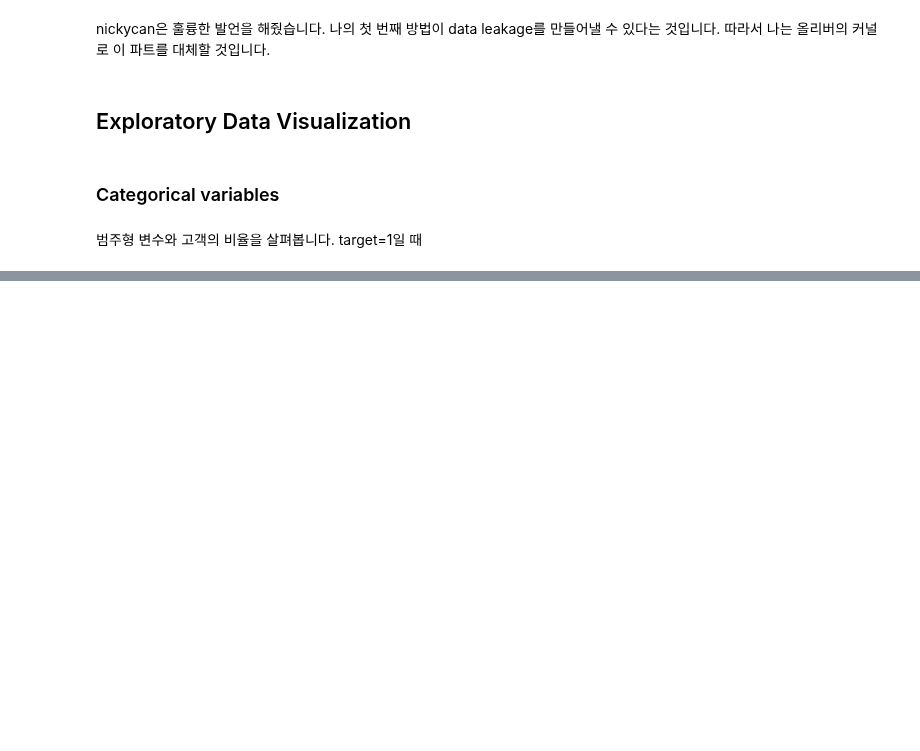
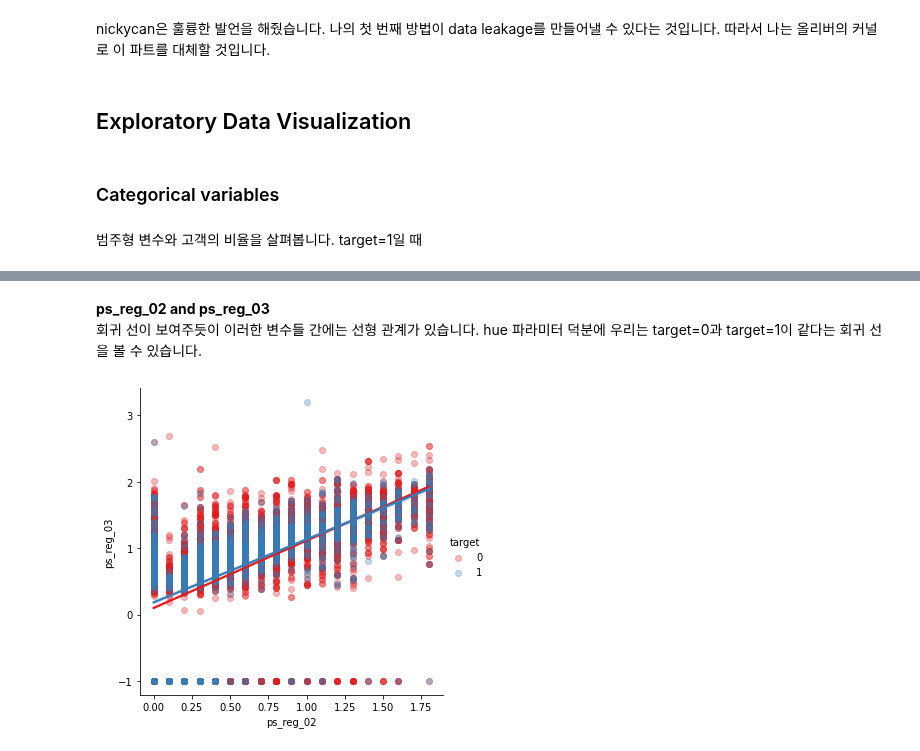
Before and after one commit to stk346/Kaggle, a Jupyter notebook: Porto Seguro’s Safe Driver Prediction/Data_Preparation_&_Exploration.ipynb, the cells around one changed output, grey strips where cells are left out. Saved outputs shown, nothing was run; the diff lists cells and outputs as text; code cells hidden in the pictures; blank space fills up the shorter version.

```diff
--- a/Porto Seguro’s Safe Driver Prediction/Data_Preparation_&_Exploration.ipynb
+++ b/Porto Seguro’s Safe Driver Prediction/Data_Preparation_&_Exploration.ipynb
@@ -597,0 +680,12 @@ test.drop('ps_car_11_cat', axis=1, inplace=True)
+# %%
+# 여기서 샘플링을 했기 때문에 이후에 나타는 상관관계나 그래프가 다른것 같음
+s = train.sample(frac=0.1)
+# %% [markdown]
+**ps_reg_02 and ps_reg_03**
+회귀 선이 보여주듯이 이러한 변수들 간에는 선형 관계가 있습니다. hue 파라미터 덕분에 우리는 target=0과 target=1이 같다는 회귀 선을 볼 수 있습니다.
+# %%
+sns.lmplot(x='ps_reg_02', y='ps_reg_03', data=s, hue='target', palette='Set1',
+                scatter_kws={'alpha':0.3})
+plt.show()
+# %% [output]
+[figure, added]
```
Also changed, not shown: parts of 22 cells of this notebook.
